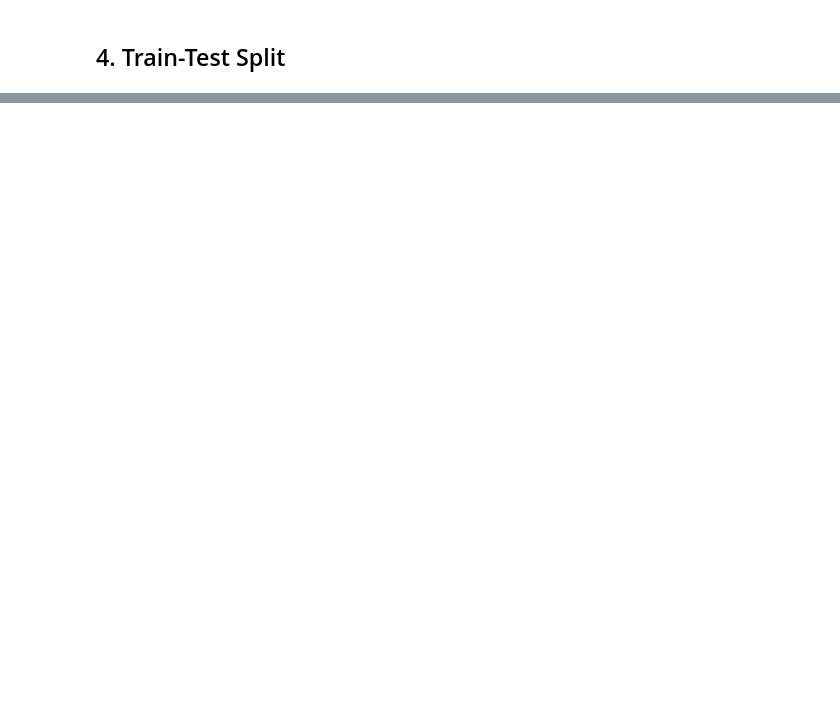
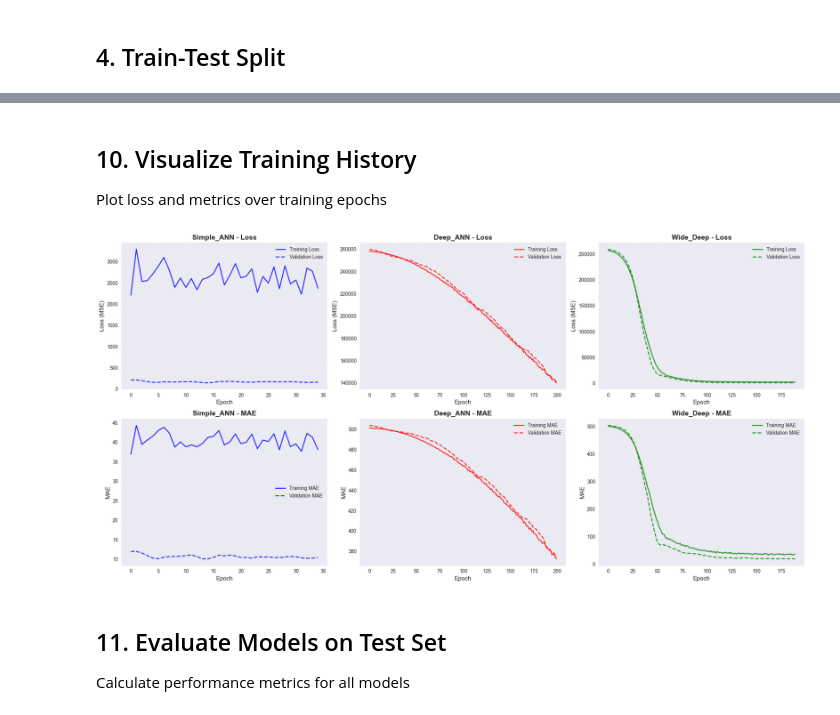
Before and after one commit to Mtutuzeli-lab/regression-clustering-ml, a Jupyter notebook: notebooks/05_Deep_Learning_Regression.ipynb, the cells around one changed output, grey strips where cells are left out. Saved outputs shown, nothing was run; the diff lists cells and outputs as text; code cells hidden in the pictures; blank space fills up the shorter version.

```diff
--- a/notebooks/05_Deep_Learning_Regression.ipynb
+++ b/notebooks/05_Deep_Learning_Regression.ipynb
@@ -100,0 +290,12 @@ plt.show()
+# %%
+# Compile all models with Adam optimizer
+optimizer = optimizers.Adam(learning_rate=0.001)
+
+for model in [simple_model, deep_model, wide_deep_model]:
+    model.compile(
+        optimizer=optimizer,
+        loss='mse',
+        metrics=['mae', 'mse']
+    )
+
+print("✅ All models compiled successfully!")
@@ -100,0 +409,43 @@ plt.show()
+# %% [markdown]
+## 10. Visualize Training History
+
+Plot loss and metrics over training epochs
+# %%
+# Plot training history for all models
+fig, axes = plt.subplots(2, 3, figsize=(20, 10))
+
+colors = ['blue', 'red', 'green']
+
+for idx, (model_name, history) in enumerate(histories.items()):
+    color = colors[idx]
+
+    # Loss plot
+    axes[0, idx].plot(history.history['loss'], label='Training Loss',
+                     color=color, linewidth=2, alpha=0.8)
+    axes[0, idx].plot(history.history['val_loss'], label='Validation Loss',
+                     color=color, linestyle='--', linewidth=2, alpha=0.8)
+    axes[0, idx].set_xlabel('Epoch', fontsize=12)
+    axes[0, idx].set_ylabel('Loss (MSE)', fontsize=12)
+    axes[0, idx].set_title(f'{model_name} - Loss', fontsize=14, fontweight='bold')
+    axes[0, idx].legend()
+    axes[0, idx].grid(True, alpha=0.3)
+
+    # MAE plot
+    axes[1, idx].plot(history.history['mae'], label='Training MAE',
+                     color=color, linewidth=2, alpha=0.8)
+    axes[1, idx].plot(history.history['val_mae'], label='Validation MAE',
+                     color=color, linestyle='--', linewidth=2, alpha=0.8)
+    axes[1, idx].set_xlabel('Epoch', fontsize=12)
+    axes[1, idx].set_ylabel('MAE', fontsize=12)
+    axes[1, idx].set_title(f'{model_name} - MAE', fontsize=14, fontweight='bold')
+    axes[1, idx].legend()
+    axes[1, idx].grid(True, alpha=0.3)
+
+plt.tight_layout()
+plt.show()
+# %% [output]
+[figure, added]
+# %% [markdown]
+## 11. Evaluate Models on Test Set
+
+Calculate performance metrics for all models
```
Also changed, not shown: parts of 26 cells of this notebook, 9 other files.
